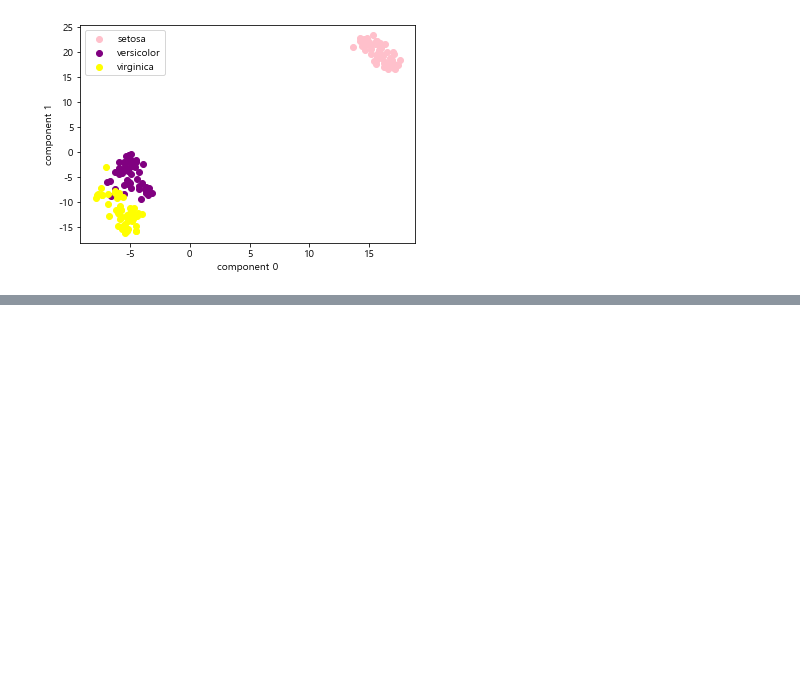
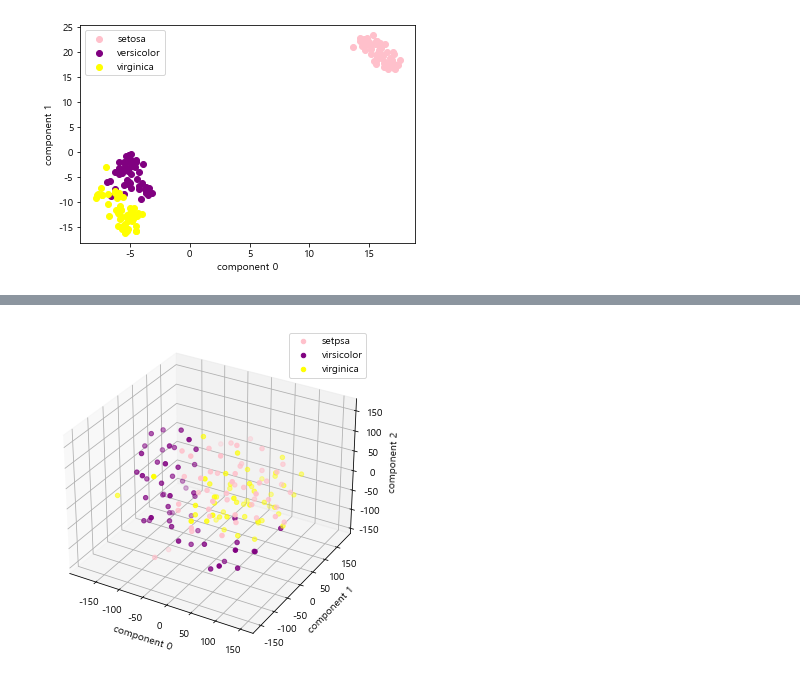
Before and after one commit to eeyeji/MachineLearning, a Jupyter notebook: 9일차/iris_t_SNE.ipynb, the cells around one changed output, grey strips where cells are left out. Drawn from its saved outputs; the diff is of its cells as text; code cells hidden in the pictures; blank space fills up the shorter version.

```diff
--- a/9일차/iris_t_SNE.ipynb
+++ b/9일차/iris_t_SNE.ipynb
@@ -75,0 +80,6 @@ plt.show()
+# %%
+tsne = TSNE(n_components=3)
+tsne_np = tsne.fit_transform(train_df)
+# %%
+#numpy형태 df형태로 변환
+tsne_df = pd.DataFrame(tsne_np, columns=['component 0', 'component 1', 'component 2'])
@@ -75,0 +95,2 @@ plt.show()
+# %%
+tsne_df['target']=df['target']
@@ -75,0 +108,20 @@ plt.show()
+# %%
+#3차원 그래프 세팅
+fig = plt.figure(figsize=(9, 6))
+ax = fig.add_subplot(111, projection='3d')
+
+tsne_df_0=tsne_df[tsne_df['target']==0]
+tsne_df_1=tsne_df[tsne_df['target']==1]
+tsne_df_2=tsne_df[tsne_df['target']==2]
+
+ax.scatter(tsne_df_0['component 0'], tsne_df_0['component 1'], tsne_df_0['component 2'], color = 'pink', label='setpsa')
+ax.scatter(tsne_df_1['component 0'], tsne_df_1['component 1'], tsne_df_1['component 2'], color='purple', label='virsicolor')
+ax.scatter(tsne_df_2['component 0'],tsne_df_2['component 1'], tsne_df_2['component 2'], color ='yellow', label='virginica')
+
+ax.set_xlabel('component 0')
+ax.set_ylabel('component 1')
+ax.set_zlabel('component 2')
+ax.legend()
+plt.show()
+# %% [output]
+[figure, added]
```
Also changed, not shown: parts of 5 cells of this notebook.
